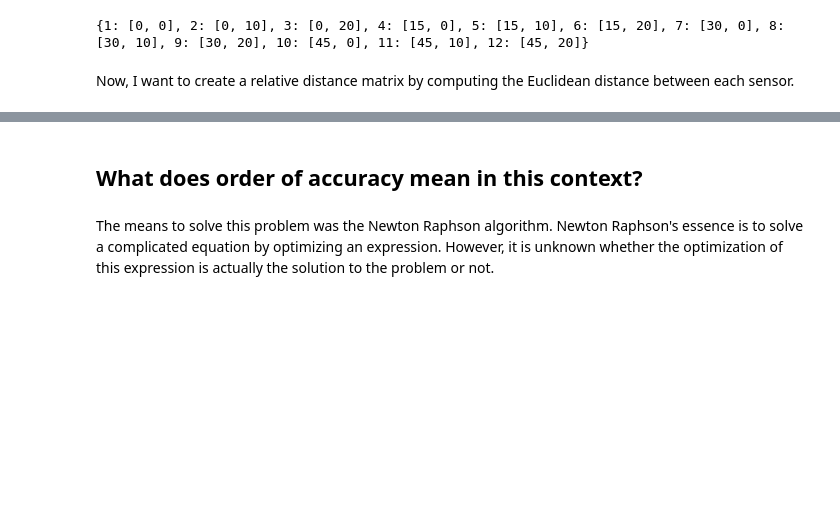
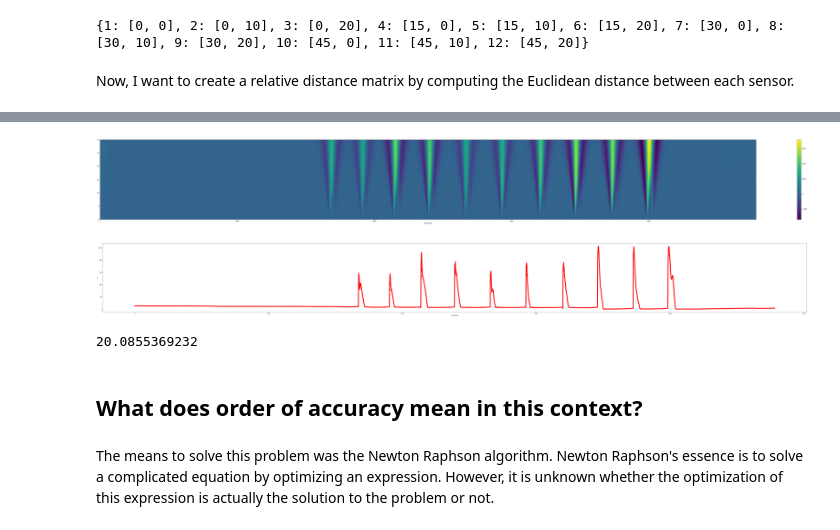
Before and after one commit to sarahaguasvivas/source-local-board, a Jupyter notebook: Source_Local_Method2.ipynb, the cells around one changed output, grey strips where cells are left out. Cells and saved outputs as stored; diff of their text form; code cells hidden in the pictures; blank space fills up the shorter version.

```diff
--- a/Source_Local_Method2.ipynb
+++ b/Source_Local_Method2.ipynb
@@ -315,3 +314,39 @@ pyplot.show()
+# %%
+fig1=pyplot.figure(figsize=(100,10))
+widths = np.arange(1, 31)
+sensor= np.array(AllS1)
+cwtmatr= signal.cwt(sensor.astype(int), signal.ricker, widths)
+pyplot.pcolormesh(cwtmatr)
+pyplot.colorbar()
+pyplot.xlabel('timestamp')
+pyplot.show()
+fig1.savefig('wavelet.png')
+# %% [output]
+[figure, added]
+# %%
+fig=pyplot.figure(figsize=(100,10))
+pyplot.plot(sensor.astype(int), 'r',linewidth=7.0)
+pyplot.xlabel('timestamp')
+pyplot.ylabel('V')
+pyplot.show()
+fig.savefig('raw.png')
+# %% [output]
+[figure, added]
+# %%
+def sinx(x):
+    return exp(x)
+
+def S1(u):
+    x= Symbol('x')
+    dFdx = (sinx(x)).diff(x)
+
+    dx= lambdify((x),dFdx)
+
+    return dx(u)
+
+print(S1(3))
+# %% [output]
+20.0855369232
 # %% [markdown]
 ## What does order of accuracy mean in this context?
 # %% [markdown]
```
Also changed, not shown: parts of 9 cells of this notebook.
